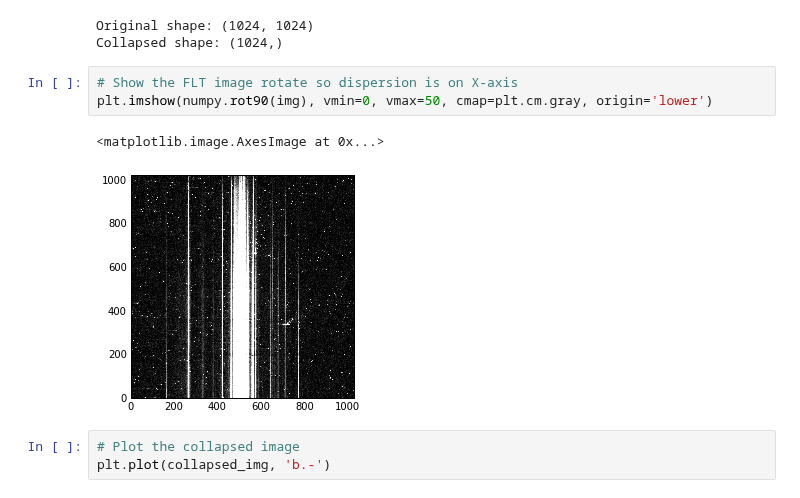
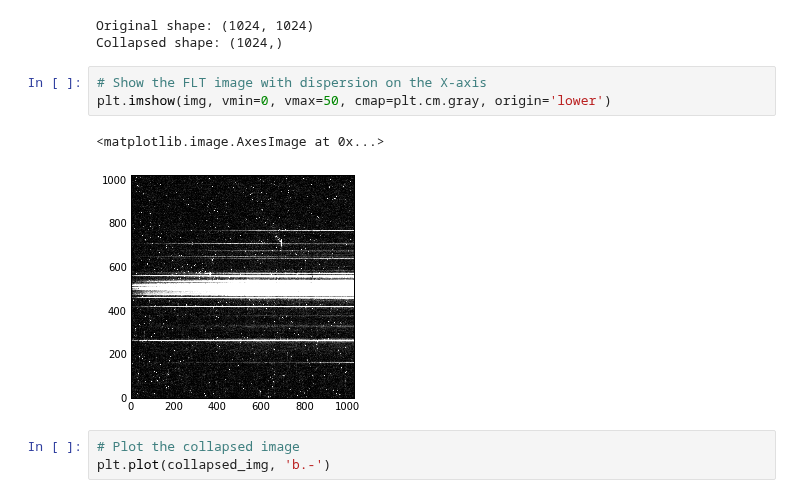
Before and after one commit to spacetelescope/scientific-python-training-2012, a Jupyter notebook: lecture_notebooks/Session5_STIS_Spec.ipynb, the cells around one changed output. Cells and saved outputs as stored; diff of their text form.

```diff
--- a/lecture_notebooks/Session5_STIS_Spec.ipynb
+++ b/lecture_notebooks/Session5_STIS_Spec.ipynb
@@ -62,11 +64,11 @@ print 'Collapsed shape:', collapsed_img.shape
 Original shape: (1024, 1024)
 Collapsed shape: (1024,)
 # %%
-# Show the FLT image rotate so dispersion is on X-axis
-plt.imshow(numpy.rot90(img), vmin=0, vmax=50, cmap=plt.cm.gray, origin='lower')
+# Show the FLT image with dispersion on the X-axis
+plt.imshow(img, vmin=0, vmax=50, cmap=plt.cm.gray, origin='lower')
 # %% [output]
 <matplotlib.image.AxesImage at 0x...>
-[figure, old version]
+[figure, new version]
 # %%
 # Plot the collapsed image
 plt.plot(collapsed_img, 'b.-')
```
Also changed, not shown: parts of 7 cells of this notebook.
